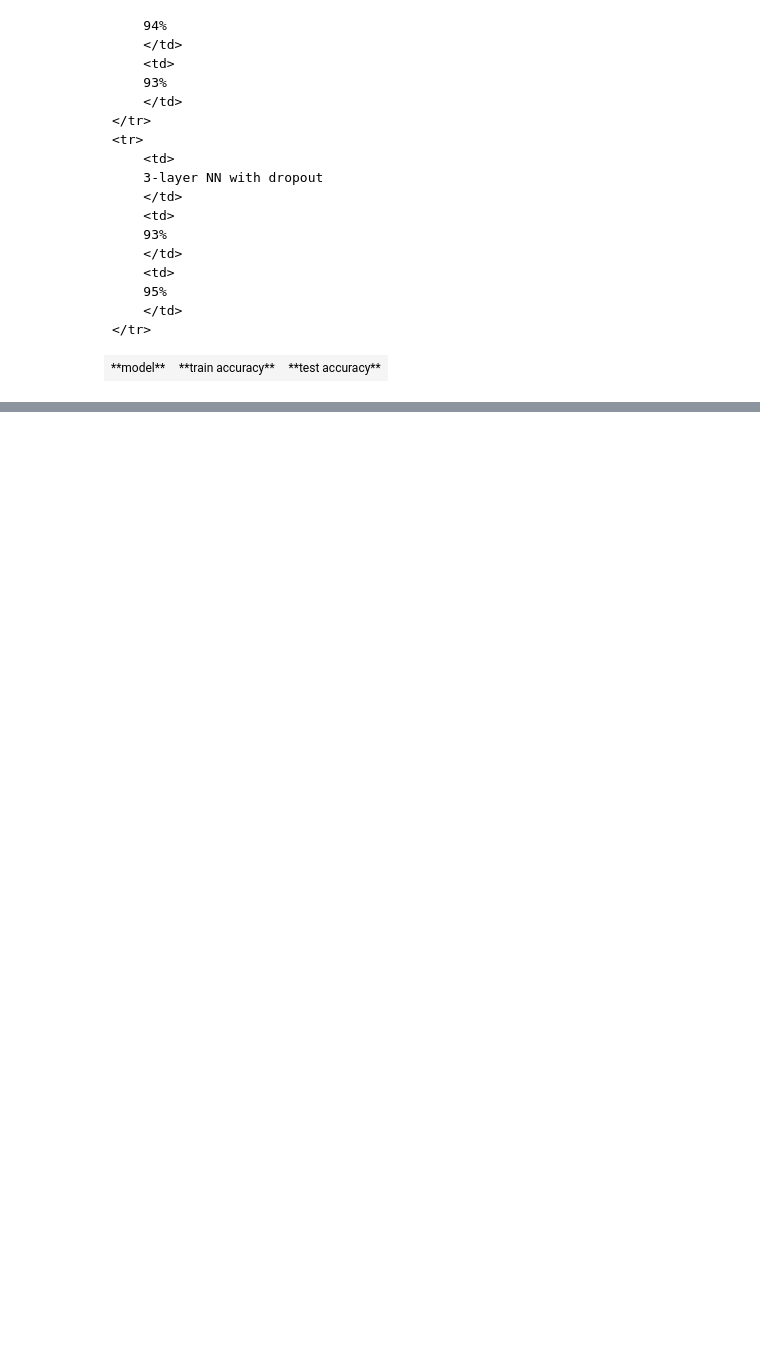
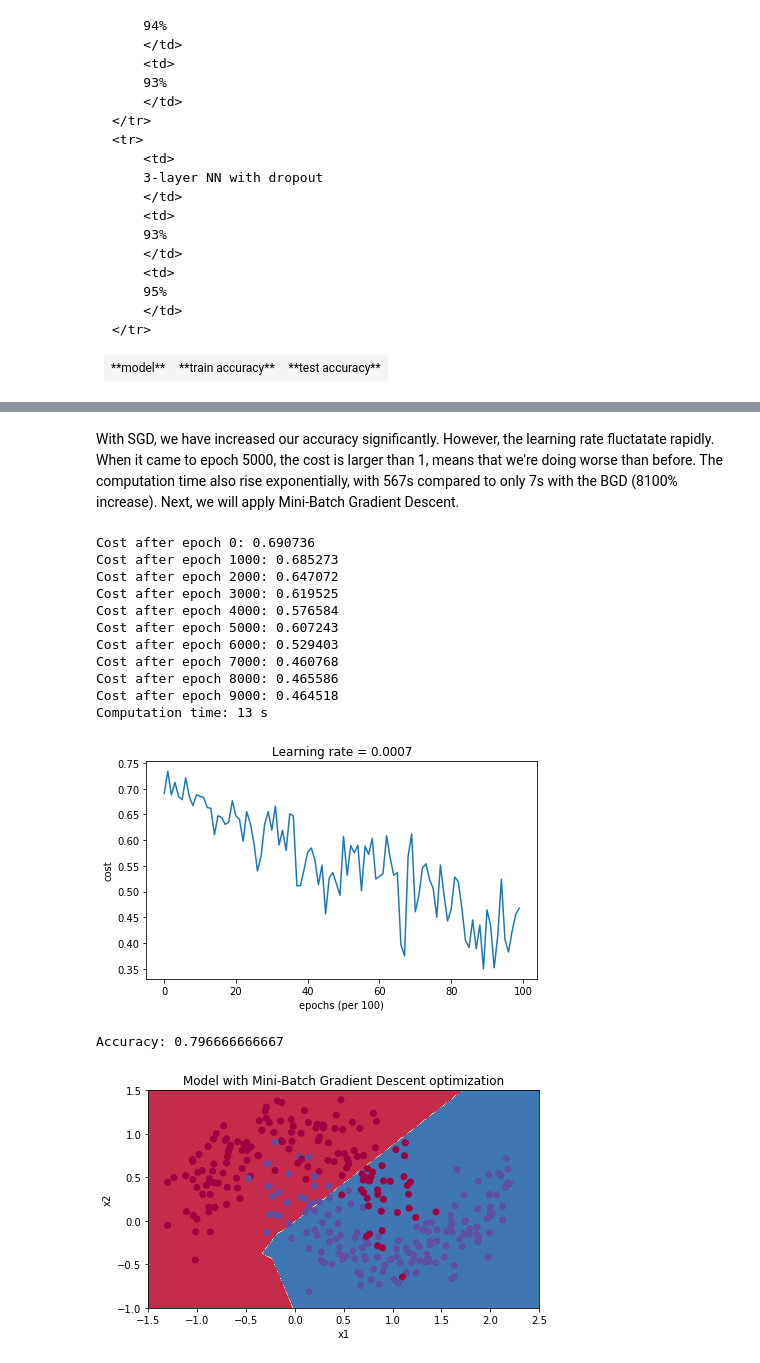
Before and after one commit to phuclehv/Deep-Learning, a Jupyter notebook: Effect of regularization and models in deep learing performance.ipynb, the cells around one changed output, grey strips where cells are left out. Cells and saved outputs as stored; diff of their text form; code cells hidden in the pictures; blank space fills up the shorter version.

```diff
--- a/Effect of regularization and models in deep learing performance.ipynb
+++ b/Effect of regularization and models in deep learing performance.ipynb
@@ -167,0 +234,29 @@ With dropout, the accuracy of the test set increases **95%**. Like regularizatio
+# %% [markdown]
+With SGD, we have increased our accuracy significantly. However, the learning rate fluctatate rapidly. When it came to epoch 5000, the cost is larger than 1, means that we're doing worse than before. The computation time also rise exponentially, with 567s compared to only 7s with the BGD (8100% increase). Next, we will apply Mini-Batch Gradient Descent.
+# %%
+parameters = model(train_X, train_Y, layers_dims, optimizer = "gd")
+
+# Predict
+predictions = predict(train_X, train_Y, parameters)
+
+# Plot decision boundary
+plt.title("Model with Mini-Batch Gradient Descent optimization")
+axes = plt.gca()
+axes.set_xlim([-1.5,2.5])
+axes.set_ylim([-1,1.5])
+plot_decision_boundary(lambda x: predict_dec(parameters, x.T), train_X, train_Y)
+# %% [output]
+Cost after epoch 0: 0.690736
+Cost after epoch 1000: 0.685273
+Cost after epoch 2000: 0.647072
+Cost after epoch 3000: 0.619525
+Cost after epoch 4000: 0.576584
+Cost after epoch 5000: 0.607243
+Cost after epoch 6000: 0.529403
+Cost after epoch 7000: 0.460768
+Cost after epoch 8000: 0.465586
+Cost after epoch 9000: 0.464518
+Computation time: 13 s
+[figure, added]
+Accuracy: 0.796666666667
+[figure, added]
```
Also changed, not shown: parts of 16 cells of this notebook, 3 other files.
